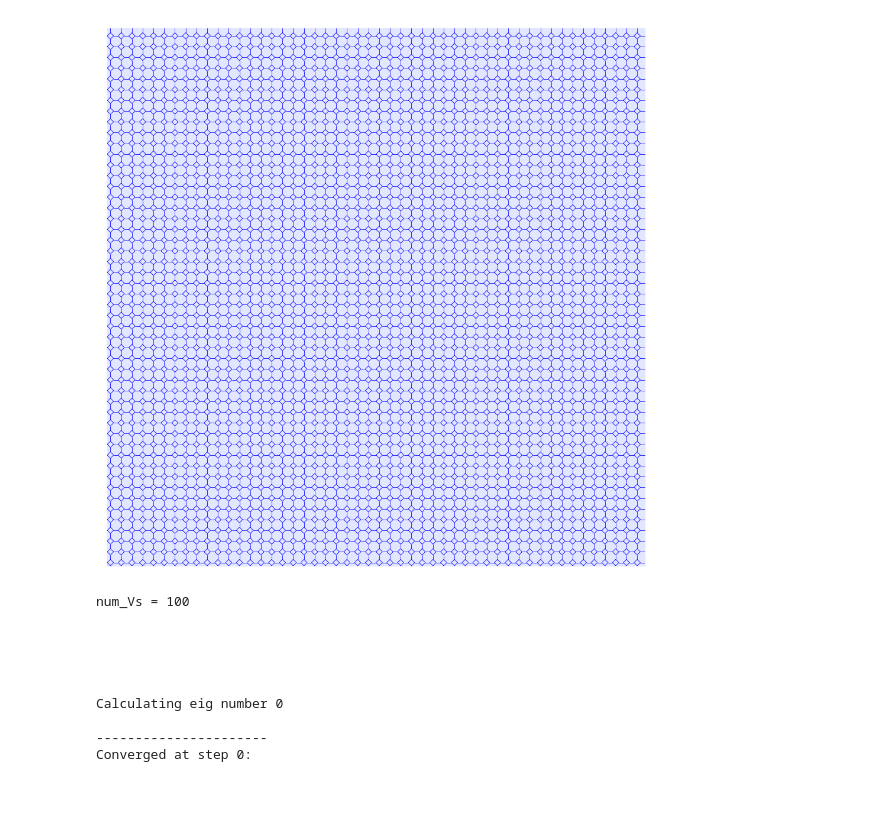
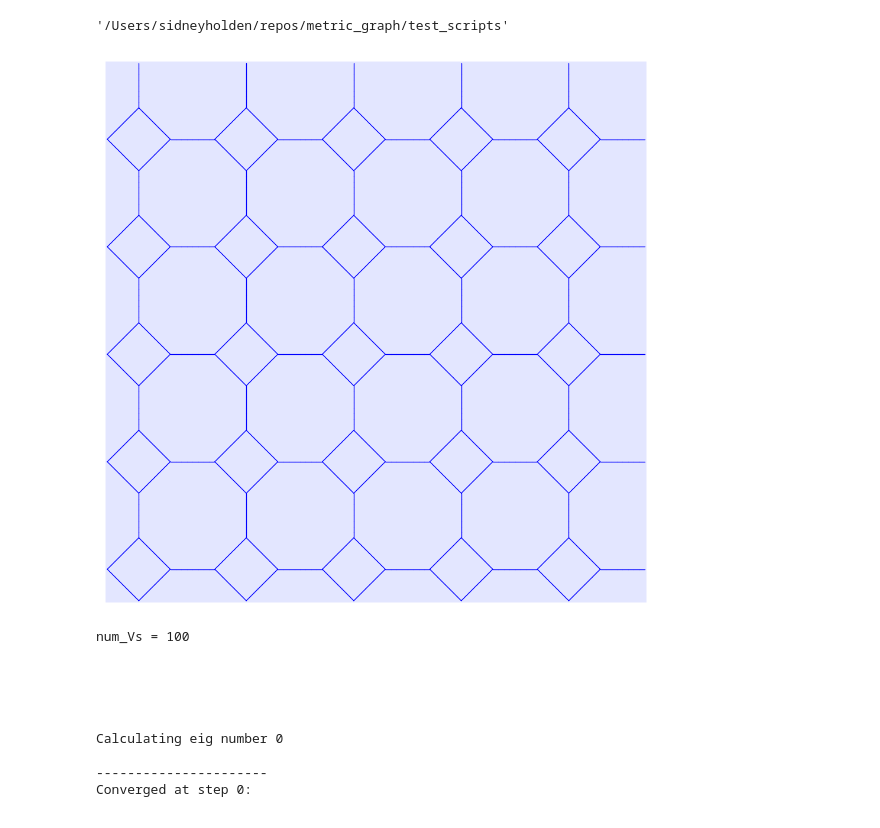
Before and after one commit to sidneyholden1/metric_graph, a Jupyter notebook: test_scripts/bathroom_tiling0.ipynb, the cells around one changed output. Saved outputs shown, nothing was run; the diff lists cells and outputs as text; code cells hidden in the pictures.

```diff
--- a/test_scripts/bathroom_tiling0.ipynb
+++ b/test_scripts/bathroom_tiling0.ipynb
@@ -26,16 +26,20 @@ power_linspace = np.linspace(powers_of_10_lims[0], powers_of_10_lims[1], total_d
 
 tiles_per_dim = np.int32(np.sqrt(10**power_linspace / num_Vs_per_tile))
 # %%
-g = construct_graph.tiling.Tiling(tile_type='bathroom_tile0',
-                                    num_horizontal_displacements=tiles_per_dim[-1],
-                                    num_vertical_displacements=tiles_per_dim[-1],
+g = construct_graph.tiling.Tiling(tile_type='truncated_square',
+                                    num_horizontal_displacements=tiles_per_dim[0],
+                                    num_vertical_displacements=tiles_per_dim[0],
                                     autoplot=False)
+# %%
+pwd
+# %% [output]
+'/Users/sidneyholden/repos/metric_graph/test_scripts'
 # %%
 fig, ax = g.plot_graph(embedding_space="square",
-                       linewidth=generate_graph_linewidth(g.num_Vs), return_figax=True)
-plt.savefig("tiling/bathroom_tile0_periodic/large_bathroom_tile0_tiling.png", dpi=200, bbox_inches="tight")
+                       linewidth=1, return_figax=True)
+plt.savefig("/Users/sidneyholden/repos/metric_graph/data/tiling/bathroom_tile0_periodic/example_tile0_tiling.png", dpi=200, bbox_inches="tight")
 # %% [output]
-[figure, old version]
+[figure, new version]
 # %%
 def calculate_pde_eigenvalues(m, n):
     a = 1 / 2 * ((1 + np.sqrt(2))**2 / 6)
```
Also changed, not shown: parts of 1 cell of this notebook, 9 other files.
